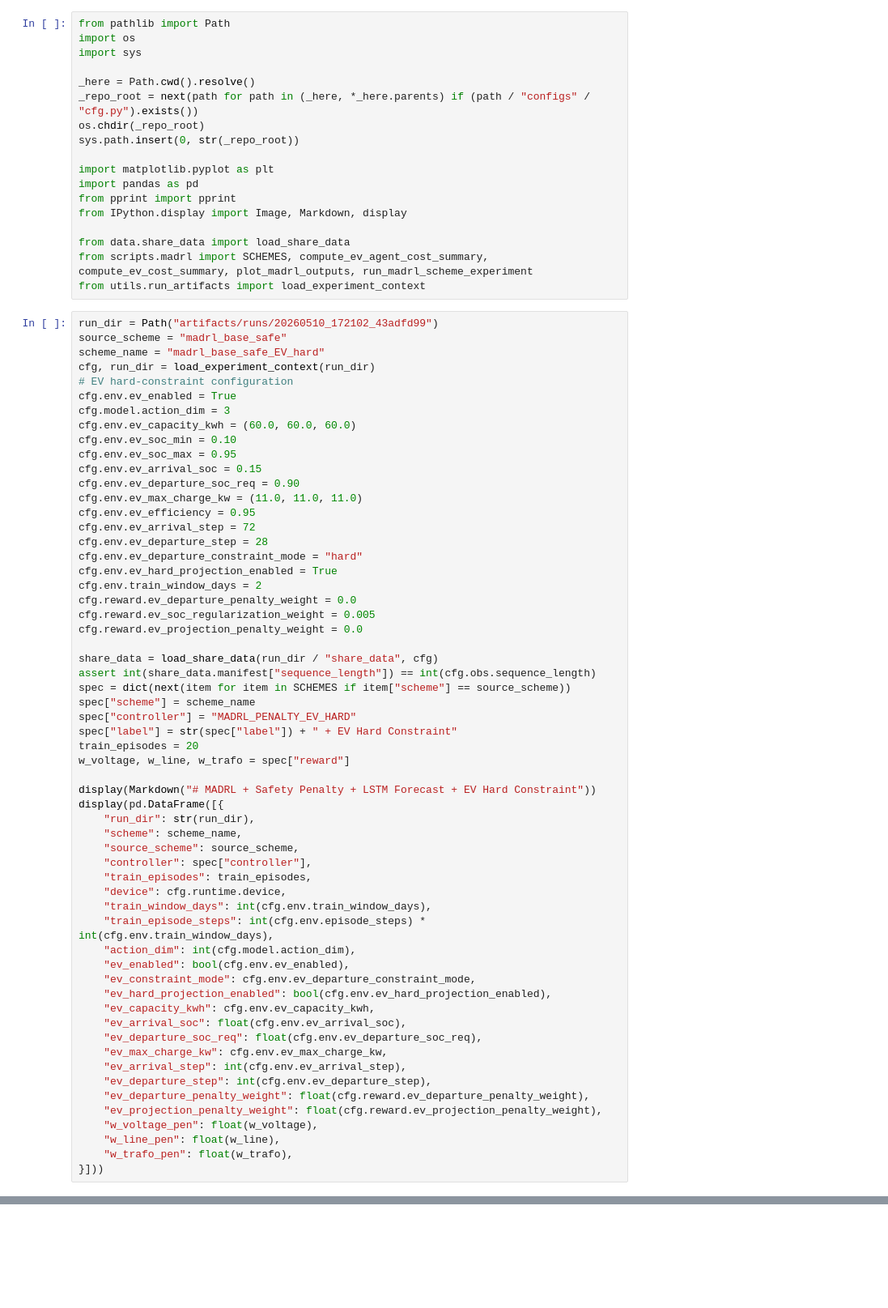
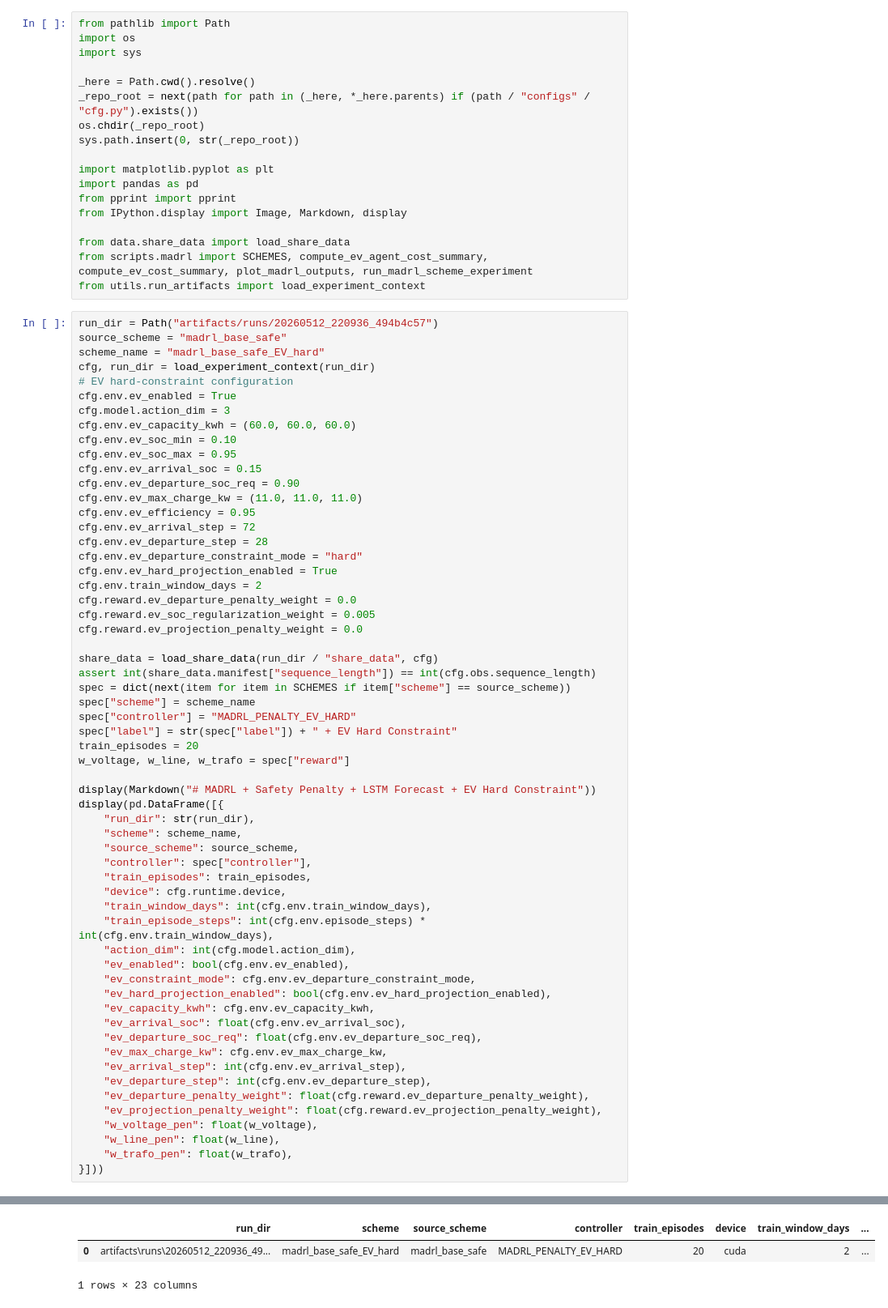
Before and after one commit to wenyuxin-00/MADRL_ESS, a Jupyter notebook: notebooks/notebooks_EV/hard/madrl_base_safe_EV_hard.ipynb, the cells around one changed output, grey strips where cells are left out. Shown at 81% size. Cells and saved outputs as stored; diff of their text form; blank space fills up the shorter version.

```diff
--- a/notebooks/notebooks_EV/hard/madrl_base_safe_EV_hard.ipynb
+++ b/notebooks/notebooks_EV/hard/madrl_base_safe_EV_hard.ipynb
@@ -17,7 +17,7 @@ from data.share_data import load_share_data
 from scripts.madrl import SCHEMES, compute_ev_agent_cost_summary, compute_ev_cost_summary, plot_madrl_outputs, run_madrl_scheme_experiment
 from utils.run_artifacts import load_experiment_context
 # %%
-run_dir = Path("artifacts/runs/20260510_172102_43adfd99")
+run_dir = Path("artifacts/runs/20260512_220936_494b4c57")
 source_scheme = "madrl_base_safe"
 scheme_name = "madrl_base_safe_EV_hard"
 cfg, run_dir = load_experiment_context(run_dir)
@@ -75,3 +75,4 @@ display(pd.DataFrame([{
     "w_line_pen": float(w_line),
     "w_trafo_pen": float(w_trafo),
 }]))
+# %% [output]
@@ -78,3 +80,6 @@ display(pd.DataFrame([{
+|  | run_dir | scheme | source_scheme | controller | train_episodes | device | train_window_days | ... |
+| 0 | artifacts\runs\20260512_220936_49... | madrl_base_safe_EV_hard | madrl_base_safe | MADRL_PENALTY_EV_HARD | 20 | cuda | 2 | ... |
+1 rows × 23 columns
 # %%
 result = run_madrl_scheme_experiment(cfg, run_dir, share_data, spec, episodes=train_episodes)
 
```
Also changed, not shown: parts of 3 cells of this notebook, 16 other files.
